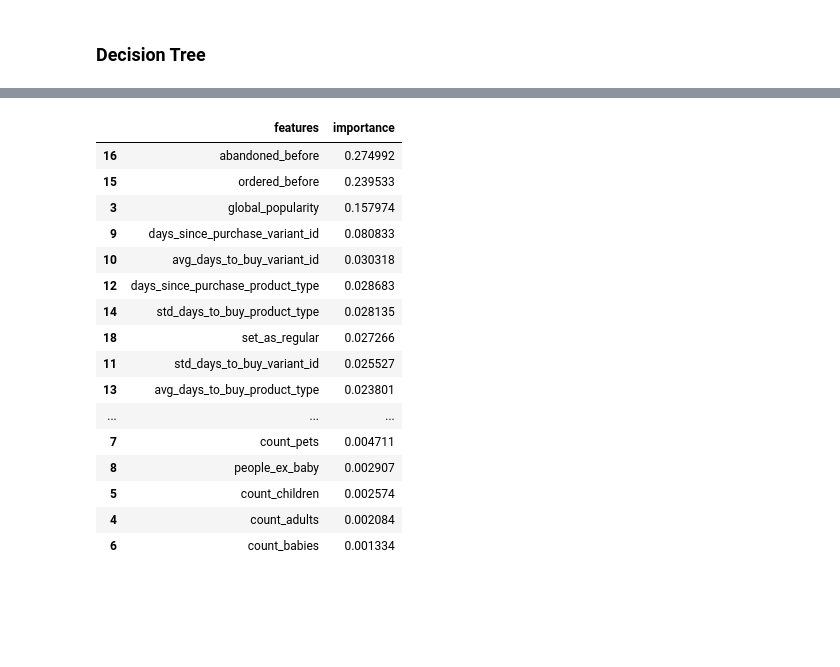
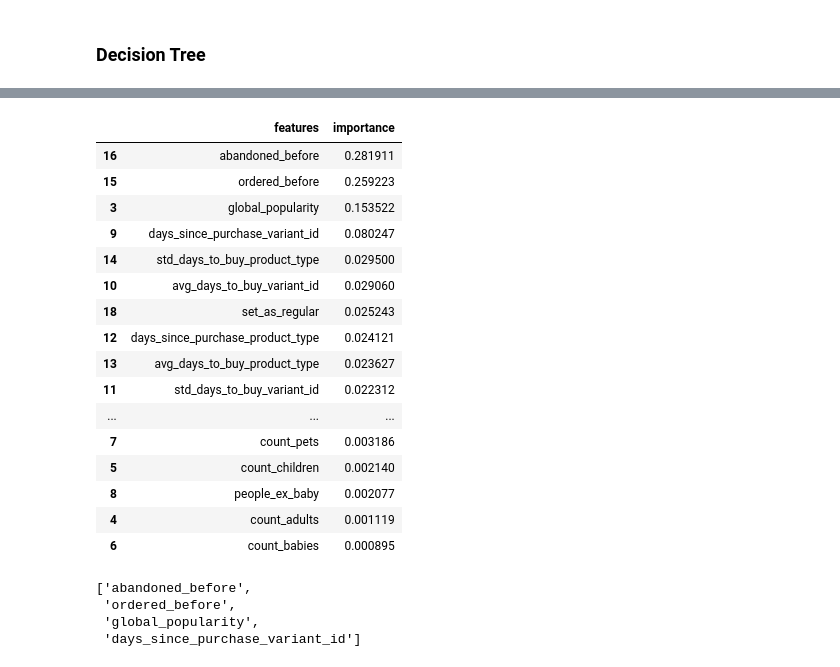
Before and after one commit to Javierterryc/zrive-ds-JTC, a Jupyter notebook: src/module_4/module_4.ipynb, the cells around one changed output, grey strips where cells are left out. Cells and saved outputs as stored; diff of their text form; code cells hidden in the pictures; blank space fills up the shorter version.

```diff
--- a/src/module_4/module_4.ipynb
+++ b/src/module_4/module_4.ipynb
@@ -424,7 +467,11 @@ fig2.suptitle("Validation metrics")
 ds = np.arange(1,50, 8)
 for leaf in ds:
     dt = make_pipeline(
-        DecisionTreeClassifier(splitter="random", max_depth=10, min_samples_split=8, min_samples_leaf=leaf)
+        DecisionTreeClassifier(
+            splitter="random",
+            max_depth=10,
+            min_samples_split=8,
+            min_samples_leaf=leaf)
     )
 
     dt.fit(X_train[train_cols], y_train)
@@ -481,24 +526,24 @@ fig1.suptitle("Train metrics")
 fig2, ax2 = plt.subplots(1,2, figsize=(14, 7 ))
 fig2.suptitle("Validation metrics")
 
-parameters = [10,15,20]
+parameters = [10]
 for param in parameters:
-    dt = make_pipeline(
+    rf = make_pipeline(
         RandomForestClassifier(
             n_estimators=100,
-            max_depth=15,
-            min_samples_leaf=5)
+            max_depth=param,
+            min_samples_leaf=5) # mínimo número de muestras por hoja, cuanto menor, más riesgo de overfitting
     )
 
-    dt.fit(X_train[train_cols], y_train)
-    train_proba = dt.predict_proba(X_train[train_cols])[:, 1]
+    rf.fit(X_train[train_cols], y_train)
+    train_proba = rf.predict_proba(X_train[train_cols])[:, 1]
 
     plot_metrics(
-        f"DT max_depth={param}", y_pred=train_proba, y_test=y_train, figure=(fig1, ax1)
+        f"RF max_depth={param}", y_pred=train_proba, y_test=y_train, figure=(fig1, ax1)
     )
 
-    val_proba = dt.predict_proba(X_val[train_cols])[:, 1]
+    val_proba = rf.predict_proba(X_val[train_cols])[:, 1]
     plot_metrics(
-        f"DT max_depth={param}", y_pred=val_proba, y_test=y_val, figure=(fig2, ax2)
+        f"RF max_depth={param}", y_pred=val_proba, y_test=y_val, figure=(fig2, ax2)
     )
 # %% [output]
@@ -510,27 +554,35 @@ for param in parameters:
 # %%
-dt_coeff = pd.DataFrame(
+rf_coeff = pd.DataFrame(
 {
     "features": train_cols,
-    "importance": np.abs(dt.named_steps["randomforestclassifier"].feature_importances_)
+    "importance": np.abs(rf.named_steps["randomforestclassifier"].feature_importances_)
 }
 )
 
-dt_coeff.sort_values(by="importance", ascending=False)
+rf_coeff.sort_values(by="importance", ascending=False)
 # %% [output]
 |  | features | importance |
-| 16 | abandoned_before | 0.274992 |
-| 15 | ordered_before | 0.239533 |
-| 3 | global_popularity | 0.157974 |
-| 9 | days_since_purchase_variant_id | 0.080833 |
-| 10 | avg_days_to_buy_variant_id | 0.030318 |
-| 12 | days_since_purchase_product_type | 0.028683 |
-| 14 | std_days_to_buy_product_type | 0.028135 |
-| 18 | set_as_regular | 0.027266 |
-| 11 | std_days_to_buy_variant_id | 0.025527 |
-| 13 | avg_days_to_buy_product_type | 0.023801 |
+| 16 | abandoned_before | 0.281911 |
+| 15 | ordered_before | 0.259223 |
+| 3 | global_popularity | 0.153522 |
+| 9 | days_since_purchase_variant_id | 0.080247 |
+| 14 | std_days_to_buy_product_type | 0.029500 |
+| 10 | avg_days_to_buy_variant_id | 0.029060 |
+| 18 | set_as_regular | 0.025243 |
+| 12 | days_since_purchase_product_type | 0.024121 |
+| 13 | avg_days_to_buy_product_type | 0.023627 |
+| 11 | std_days_to_buy_variant_id | 0.022312 |
 | ... | ... | ... |
-| 7 | count_pets | 0.004711 |
-| 8 | people_ex_baby | 0.002907 |
-| 5 | count_children | 0.002574 |
-| 4 | count_adults | 0.002084 |
-| 6 | count_babies | 0.001334 |
+| 7 | count_pets | 0.003186 |
+| 5 | count_children | 0.002140 |
+| 8 | people_ex_baby | 0.002077 |
+| 4 | count_adults | 0.001119 |
+| 6 | count_babies | 0.000895 |
+# %%
+new_cols = [feature for feature in rf_coeff.sort_values(by="importance", ascending=False)[:4].features.values]
+new_cols
+# %% [output]
+['abandoned_before',
+ 'ordered_before',
+ 'global_popularity',
+ 'days_since_purchase_variant_id']
```
Also changed, not shown: parts of 41 cells of this notebook, 12 other files.
